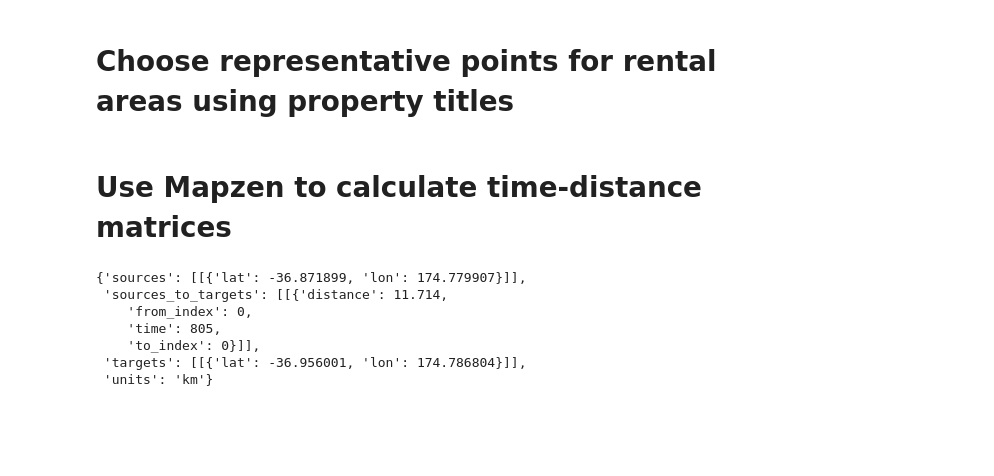
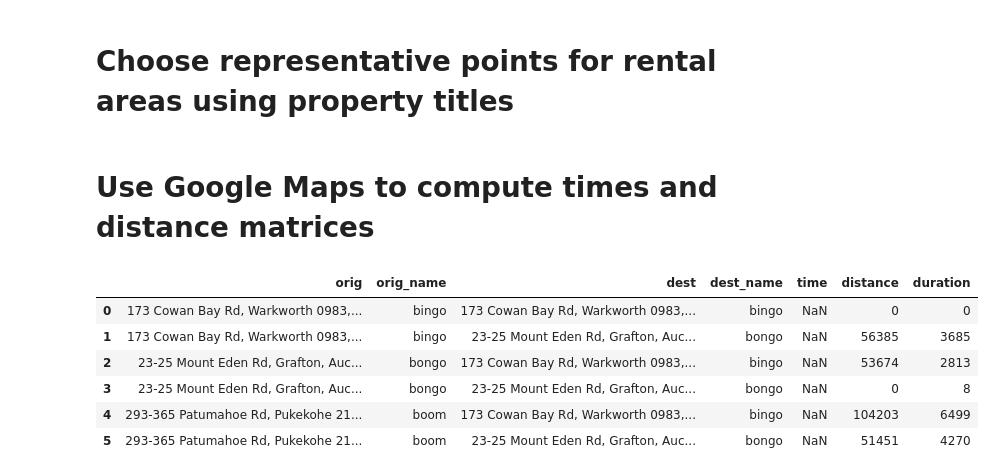
Before and after one commit to araichev/affordability_nz, a Jupyter notebook: ipynb/prototyping.ipynb, the cells around one changed output. Saved outputs shown, nothing was run; the diff lists cells and outputs as text; code cells hidden in the pictures; blank space fills up the shorter version.

Commit message:
Switched to Google Maps Matrix API

```diff
--- a/ipynb/prototyping.ipynb
+++ b/ipynb/prototyping.ipynb
@@ -226,4 +229,4 @@ g.head()
 # %%
 g[g['region'] == 'Auckland']
 # %% [markdown]
-# Use Mapzen to calculate time-distance matrices
+# Use Google Maps to compute times and distance matrices
@@ -365,15 +232,0 @@ def collect_matrices(points, mode, datetime=None, chunk_size=49, url=MAPZEN_MATR
-# %%
-# Test some
-orig = [ 174.7799, -36.8719]
-dest = [174.7868, -36.9560]
-datetime = '2017-05-12T08:00'
-#get_route(orig, dest, mode='multimodal', datetime=datetime)
-get_matrix([orig], [dest], mode='auto', datetime=datetime)
-# %% [output]
-{'sources': [[{'lat': -36.871899, 'lon': 174.779907}]],
- 'sources_to_targets': [[{'distance': 11.714,
-    'from_index': 0,
-    'time': 805,
-    'to_index': 0}]],
- 'targets': [[{'lat': -36.956001, 'lon': 174.786804}]],
- 'units': 'km'}
@@ -380,3 +389,21 @@ get_matrix([orig], [dest], mode='auto', datetime=datetime)
+# %%
+# Test some
+origs = [
+    [174.66339111328125, -36.45000844447082],
+    [174.76158142089844, -36.86533886128865],
+    [174.85633850097656, -37.20517535620264],
+]
+dests = origs[:2]
+matrix = get_matrix(origs, dests, mode='driving', departure_time='2017-06-01 08:00')
+matrix_to_df(matrix, ['bingo', 'bongo', 'boom'], ['bingo', 'bongo'])
+# %% [output]
+|  | orig | orig_name | dest | dest_name | time | distance | duration |
+| 0 | 173 Cowan Bay Rd, Warkworth 0983,... | bingo | 173 Cowan Bay Rd, Warkworth 0983,... | bingo | NaN | 0 | 0 |
+| 1 | 173 Cowan Bay Rd, Warkworth 0983,... | bingo | 23-25 Mount Eden Rd, Grafton, Auc... | bongo | NaN | 56385 | 3685 |
+| 2 | 23-25 Mount Eden Rd, Grafton, Auc... | bongo | 173 Cowan Bay Rd, Warkworth 0983,... | bingo | NaN | 53674 | 2813 |
+| 3 | 23-25 Mount Eden Rd, Grafton, Auc... | bongo | 23-25 Mount Eden Rd, Grafton, Auc... | bongo | NaN | 0 | 8 |
+| 4 | 293-365 Patumahoe Rd, Pukekohe 21... | boom | 173 Cowan Bay Rd, Warkworth 0983,... | bingo | NaN | 104203 | 6499 |
+| 5 | 293-365 Patumahoe Rd, Pukekohe 21... | boom | 23-25 Mount Eden Rd, Grafton, Auc... | bongo | NaN | 51451 | 4270 |
 # %%
 path = DATA_DIR/'rental_area_points.geojson'
 f = gpd.read_file(str(path))
```
Also changed, not shown: parts of 8 cells of this notebook, 9 other files.
